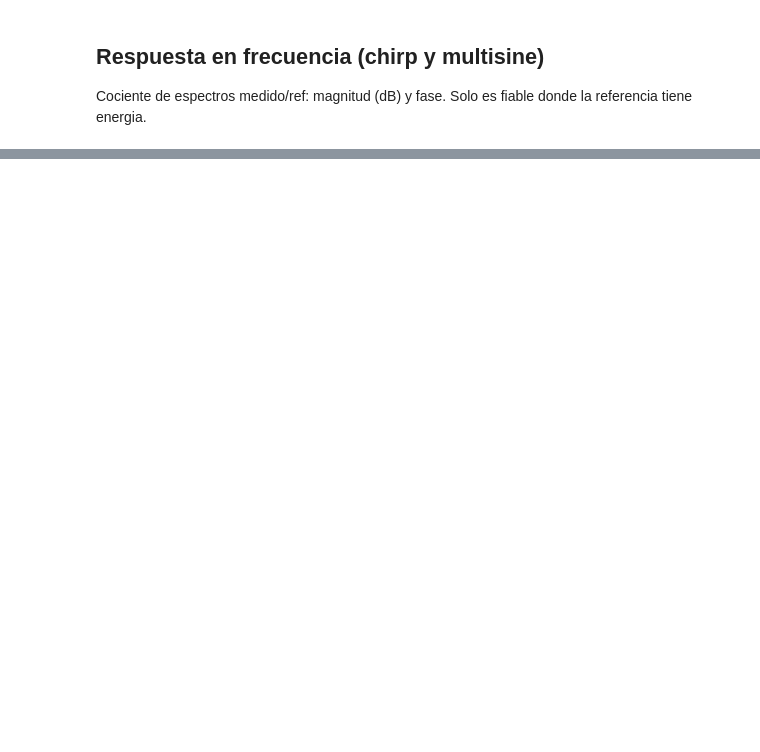
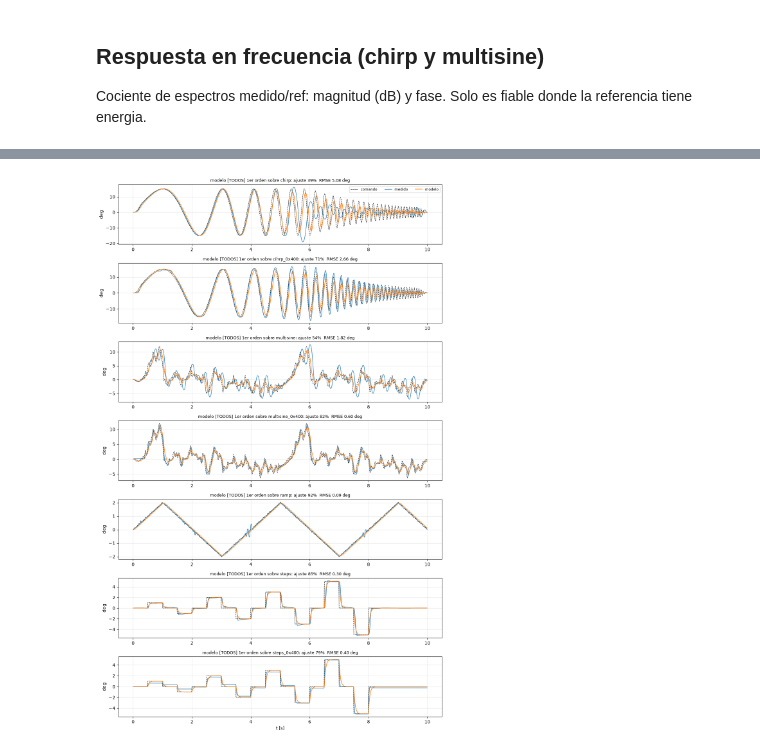
Before and after one commit to CarlitosssT/Tesis-Senecabot, a Jupyter notebook: hardware/myactuator_esp32/sysid/visualizar_sysid.ipynb, the cells around one changed output, grey strips where cells are left out. Cells and saved outputs as stored; diff of their text form; code cells hidden in the pictures; blank space fills up the shorter version.

```diff
--- a/hardware/myactuator_esp32/sysid/visualizar_sysid.ipynb
+++ b/hardware/myactuator_esp32/sysid/visualizar_sysid.ipynb
@@ -114,0 +234,21 @@ plt.tight_layout(); plt.show()
+# %%
+ELEGIDO = {'A': '1er orden', '0x400': '1er orden', 'TODOS': '1er orden'}
+for g, mn in ELEGIDO.items():
+    p = RES[f'{g}|{mn}']
+    print(f'[{g}] {mn}: G(s) = {describir(mn, p)}')
+
+def graficar_modelo(g, mn, archivos=None):
+    fn = MODELOS[mn][0]; p = RES[f'{g}|{mn}']; sub = archivos or GRUPOS[g]
+    fig, axs = plt.subplots(len(sub), 1, figsize=(11, 2.5 * len(sub)))
+    for ax, d in zip(np.atleast_1d(axs), sub):
+        a, r = ajuste_pct(fn, p, d)
+        ax.plot(d['tc'], d['u'], 'k--', lw=.8, label='comando')
+        ax.plot(d['tm'], d['y'], lw=1, label='medido')
+        ax.plot(d['tm'], simular(fn, p, d), lw=1.2, label='modelo')
+        ax.set_title(f"modelo [{g}] {mn} sobre {d['name'].strip('_')}: ajuste {a:.0f}%  RMSE {r:.2f} deg", fontsize=9)
+        ax.grid(alpha=.3); ax.set_ylabel('deg')
+    np.atleast_1d(axs)[0].legend(ncol=3, fontsize=8); np.atleast_1d(axs)[-1].set_xlabel('t [s]')
+    fig.tight_layout(); plt.show()
+
+graficar_modelo('A', ELEGIDO['A'])
+graficar_modelo('0x400', ELEGIDO['0x400'])
@@ -114,0 +265,4 @@ plt.tight_layout(); plt.show()
+# %%
+graficar_modelo('TODOS', ELEGIDO['TODOS'], TODOS)
+# %% [output]
+[figure, added]
```
Also changed, not shown: parts of 18 cells of this notebook, 8 other files.
